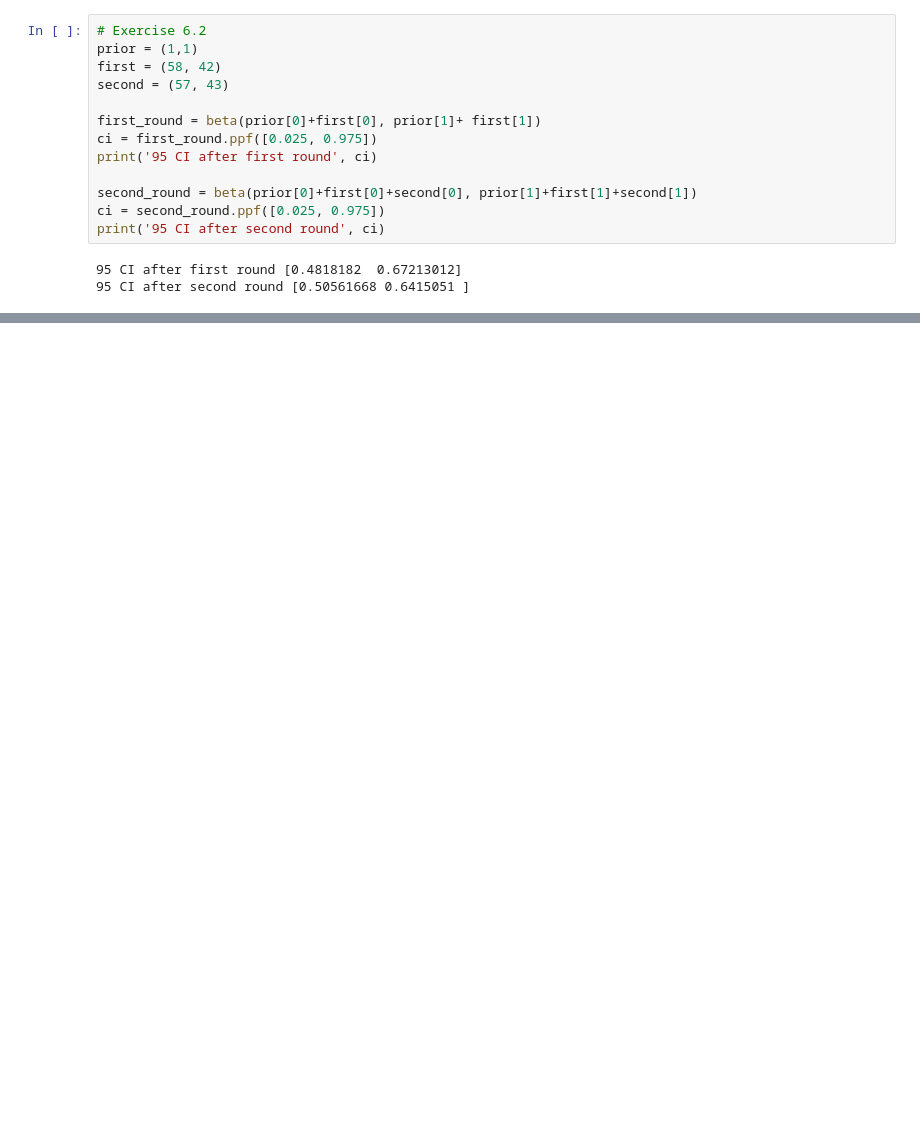
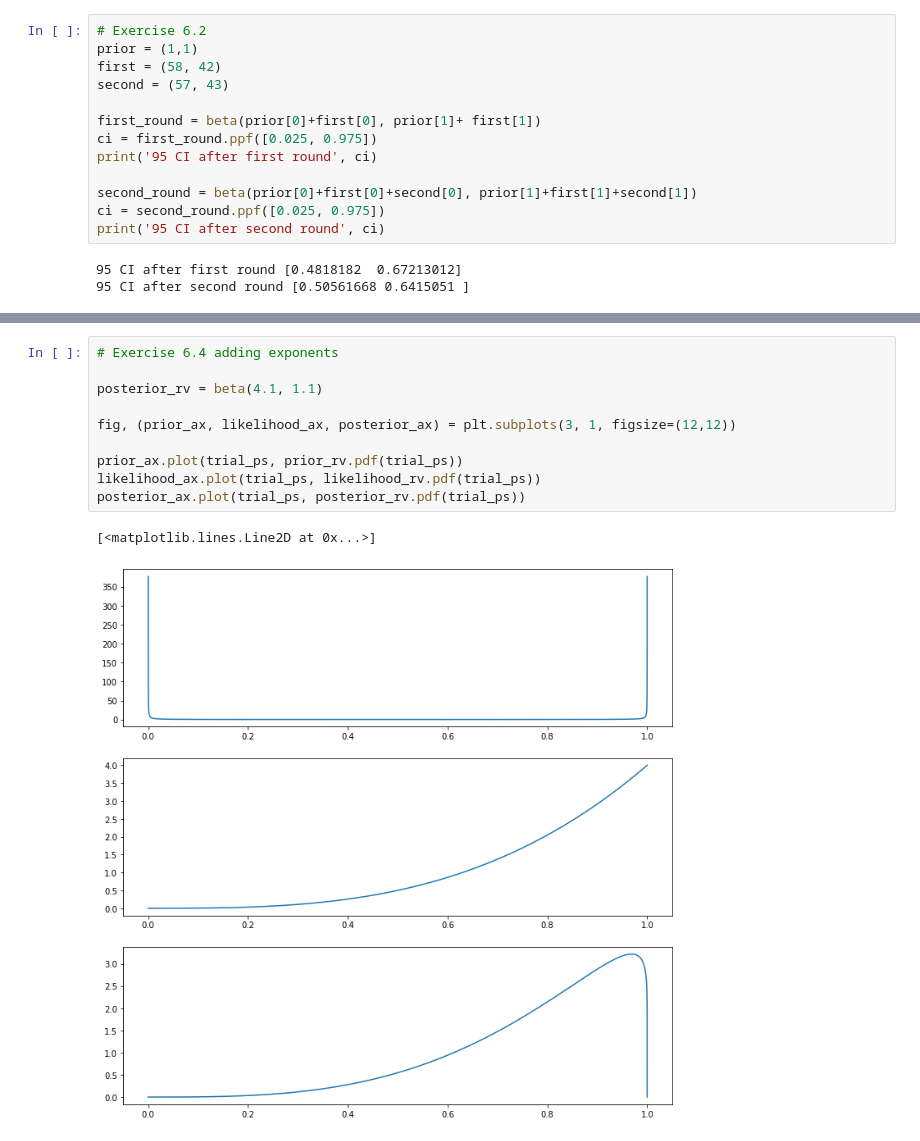
Before and after one commit to ctarrington/data-science-hw, a Jupyter notebook: dbda/ch06-binomial-and-beta/dbda_6_exercises.ipynb, the cells around one changed output, grey strips where cells are left out. Drawn from its saved outputs; the diff is of its cells as text; blank space fills up the shorter version.

```diff
--- a/dbda/ch06-binomial-and-beta/dbda_6_exercises.ipynb
+++ b/dbda/ch06-binomial-and-beta/dbda_6_exercises.ipynb
@@ -24,0 +39,13 @@ prior[0]
+# %%
+# Exercise 6.4 adding exponents
+
+posterior_rv = beta(4.1, 1.1)
+
+fig, (prior_ax, likelihood_ax, posterior_ax) = plt.subplots(3, 1, figsize=(12,12))
+
+prior_ax.plot(trial_ps, prior_rv.pdf(trial_ps))
+likelihood_ax.plot(trial_ps, likelihood_rv.pdf(trial_ps))
+posterior_ax.plot(trial_ps, posterior_rv.pdf(trial_ps))
+# %% [output]
+[<matplotlib.lines.Line2D at 0x...>]
+[figure, added]
```
Also changed, not shown: parts of 5 cells of this notebook.
